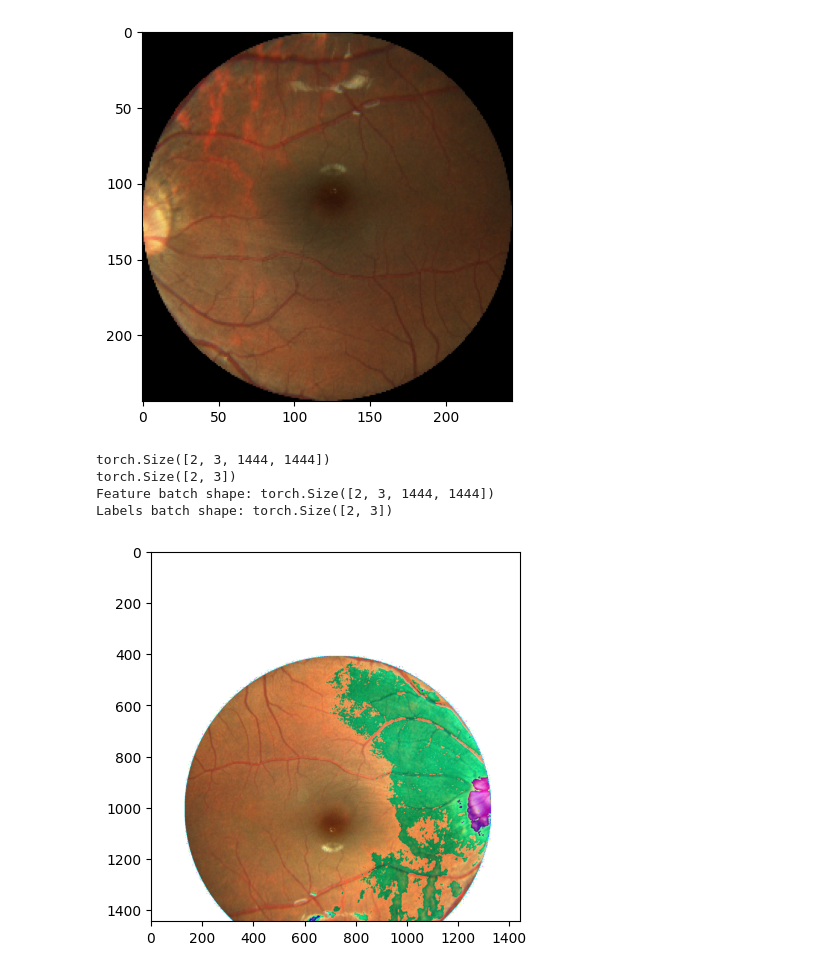
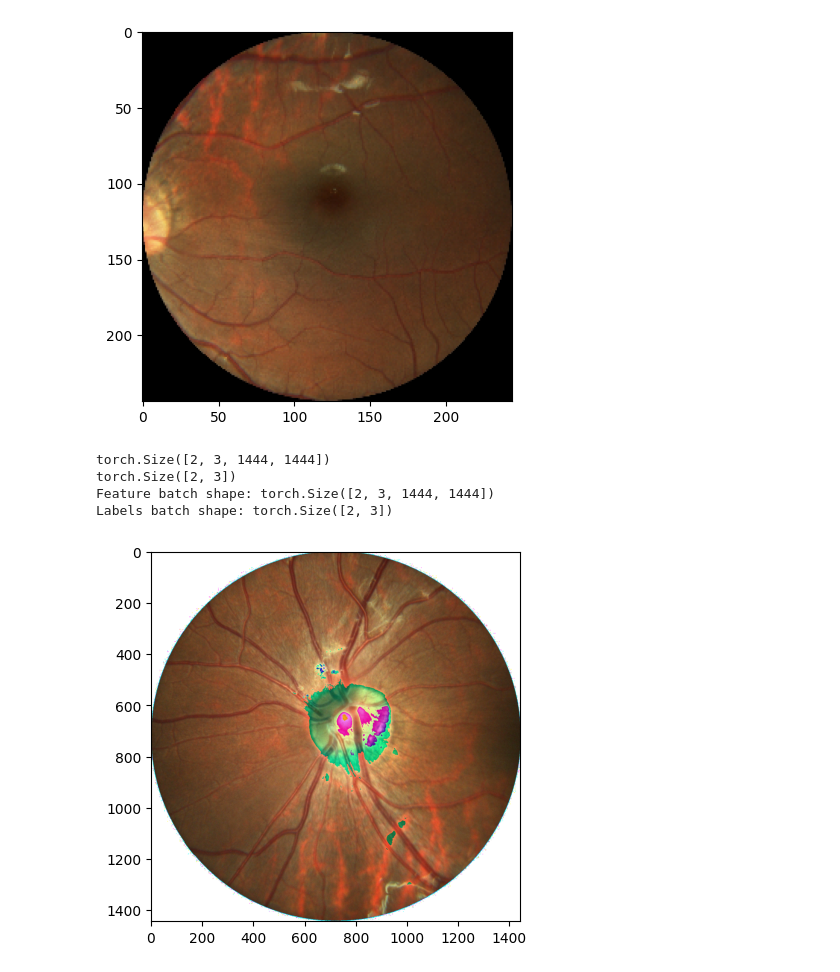
Before and after one commit to mysInma/Pathological-Myopia, a Jupyter notebook: notebooks/tests_transformations.ipynb, the cells around one changed output. Drawn from its saved outputs; the diff is of its cells as text; code cells hidden in the pictures.

Commit message:
transformations modified

```diff
--- a/notebooks/tests_transformations.ipynb
+++ b/notebooks/tests_transformations.ipynb
@@ -53,33 +55,33 @@ Labels batch shape: torch.Size([2, 3])
 # %%
 #TRANSFORMACIÓN REALIZADA CORRECTAMENTE
 train_transforms = transforms.Compose([
     transforms.RandomHorizontalFlip(),
-    transforms.RandomAffine(degrees=0, translate=(0.2, 0.2), scale=(0.8, 1.2)),
+    # transforms.RandomAffine(degrees=0, translate=(0.2, 0.2), scale=(0.8, 1.2)),
     #transforms.toTensor(),
     transforms.Normalize((0.5, 0.5, 0.5), (0.5, 0.5, 0.5))
 ])
 
 
 
 dataset = CustomImageDataset(annotations_file = "./output.csv", img_dir = "../test/", num_clases=3, transform = train_transforms, target_transform=None)
 dl = DataLoader(dataset,batch_size=2,shuffle=False)
 
 
 for image, label in dl:
     print(image.shape)
     print(label.shape)
     break
 
-img = train_features[0]
+# img = image[0]
 train_features, train_labels = next(iter(dl))
 print(f"Feature batch shape: {train_features.size()}")
 print(f"Labels batch shape: {train_labels.size()}")
-img = img.permute(1,2,0).type(torch.uint8)
+img = train_features[1].permute(1,2,0).type(torch.uint8)
 plt.imshow(img)
 plt.show()
 # %% [output]
 torch.Size([2, 3, 1444, 1444])
 torch.Size([2, 3])
 Feature batch shape: torch.Size([2, 3, 1444, 1444])
 Labels batch shape: torch.Size([2, 3])
-[figure, old version]
+[figure, new version]
```
Also changed, not shown: parts of 1 cell of this notebook.
